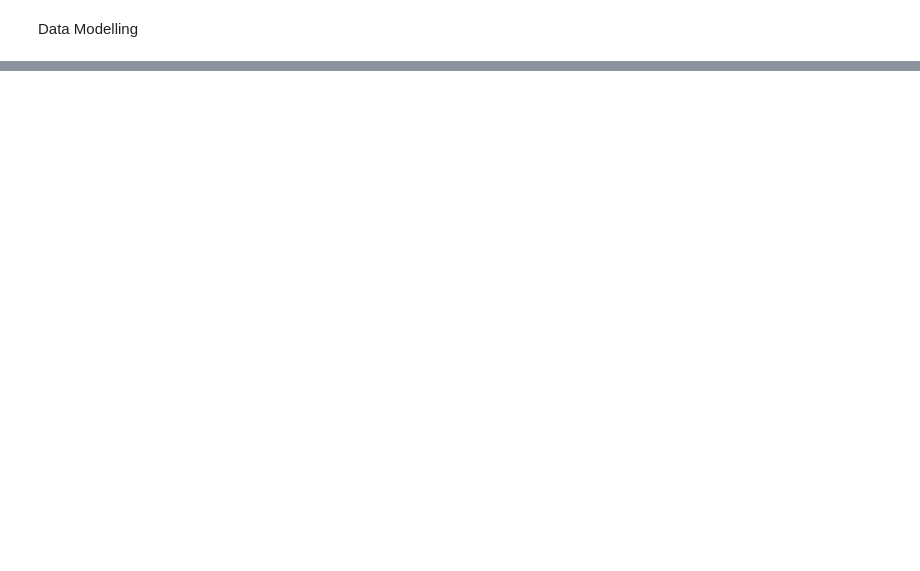
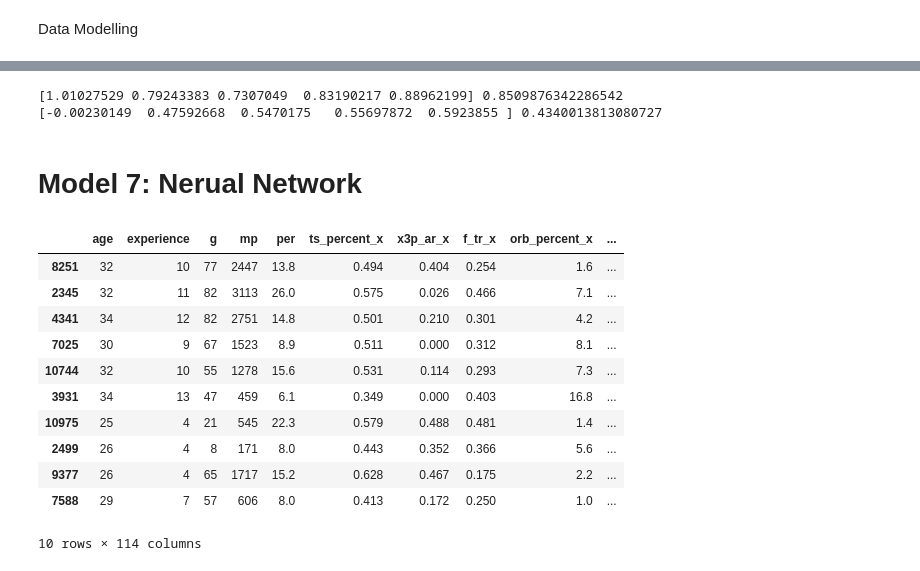
Before and after one commit to Gerriy/MSBD5001-Project, a Jupyter notebook: Analysis.ipynb, the cells around one changed output, grey strips where cells are left out. Saved outputs shown, nothing was run; the diff lists cells and outputs as text; code cells hidden in the pictures; blank space fills up the shorter version.

```diff
--- a/Analysis.ipynb
+++ b/Analysis.ipynb
@@ -306,0 +432,33 @@ print(evaluation["HistGradientBoostingRegressor"])
+# %%
+model = HistGradientBoostingRegressor()
+
+scores = cross_validate(model, X, Y, cv=5,
+                        scoring=('r2', 'neg_mean_squared_error'),
+                        return_train_score=True)
+rmse = np.sqrt(-scores['test_neg_mean_squared_error'])
+r2 = scores['test_r2']
+print(rmse, rmse.mean())
+print(r2, r2.mean())
+
+evaluation_kfold["HistGradientBoostingRegressor"] = [rmse.mean(), r2.mean()]
+evaluation_kfold_all["HistGradientBoostingRegressor"] = [rmse, r2]
+# %% [output]
+[1.01027529 0.79243383 0.7307049  0.83190217 0.88962199] 0.8509876342286542
+[-0.00230149  0.47592668  0.5470175   0.55697872  0.5923855 ] 0.4340013813080727
+# %% [markdown]
+# Model 7: Nerual Network
+# %%
+X_train.head(10)
+# %% [output]
+|  | age | experience | g | mp | per | ts_percent_x | x3p_ar_x | f_tr_x | orb_percent_x | ... |
+| 8251 | 32 | 10 | 77 | 2447 | 13.8 | 0.494 | 0.404 | 0.254 | 1.6 | ... |
+| 2345 | 32 | 11 | 82 | 3113 | 26.0 | 0.575 | 0.026 | 0.466 | 7.1 | ... |
+| 4341 | 34 | 12 | 82 | 2751 | 14.8 | 0.501 | 0.210 | 0.301 | 4.2 | ... |
+| 7025 | 30 | 9 | 67 | 1523 | 8.9 | 0.511 | 0.000 | 0.312 | 8.1 | ... |
+| 10744 | 32 | 10 | 55 | 1278 | 15.6 | 0.531 | 0.114 | 0.293 | 7.3 | ... |
+| 3931 | 34 | 13 | 47 | 459 | 6.1 | 0.349 | 0.000 | 0.403 | 16.8 | ... |
+| 10975 | 25 | 4 | 21 | 545 | 22.3 | 0.579 | 0.488 | 0.481 | 1.4 | ... |
+| 2499 | 26 | 4 | 8 | 171 | 8.0 | 0.443 | 0.352 | 0.366 | 5.6 | ... |
+| 9377 | 26 | 4 | 65 | 1717 | 15.2 | 0.628 | 0.467 | 0.175 | 2.2 | ... |
+| 7588 | 29 | 7 | 57 | 606 | 8.0 | 0.413 | 0.172 | 0.250 | 1.0 | ... |
+10 rows × 114 columns
```
Also changed, not shown: parts of 48 cells of this notebook.
